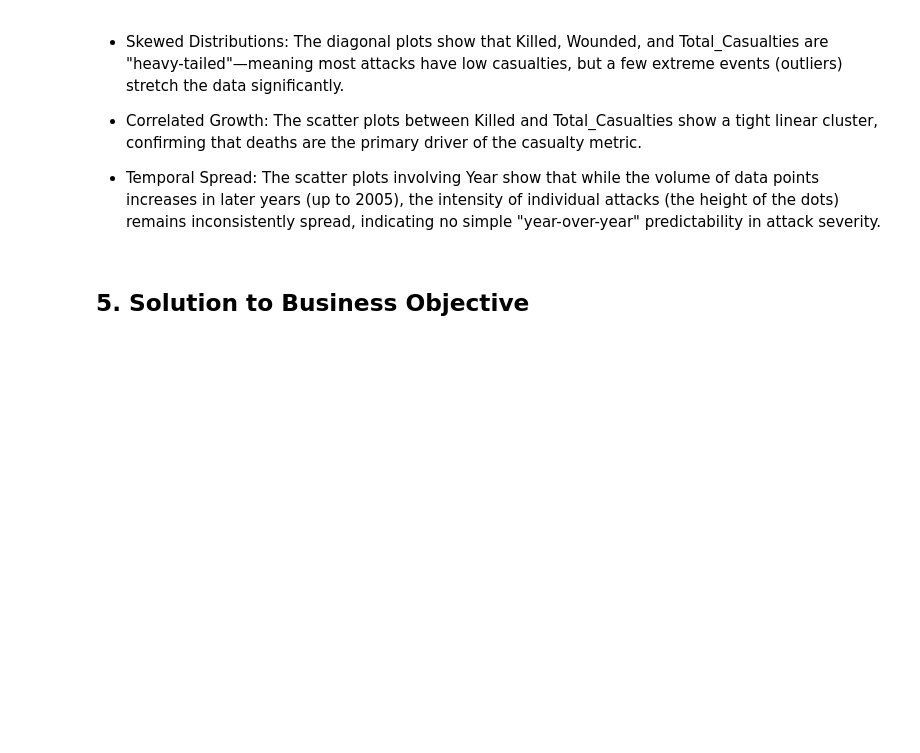
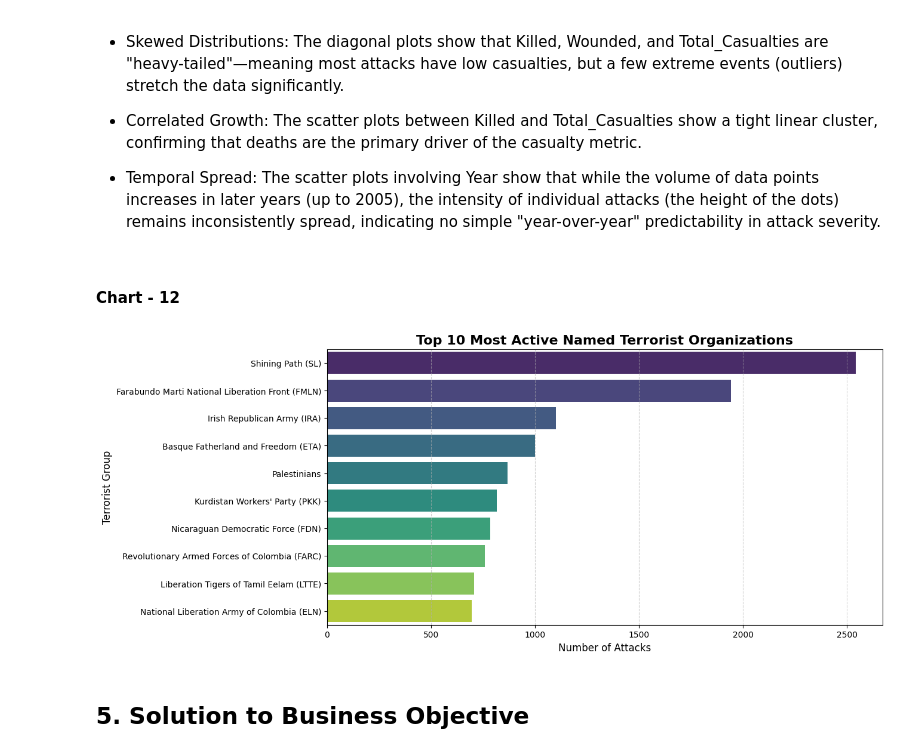
Before and after one commit to SurajChauhan4432/Terrorism-Data-Analysis, a Jupyter notebook: Terrorism_Data_Analysis.ipynb, the cells around one changed output. Cells and saved outputs as stored; diff of their text form; code cells hidden in the pictures; blank space fills up the shorter version.

```diff
--- a/Terrorism_Data_Analysis.ipynb
+++ b/Terrorism_Data_Analysis.ipynb
@@ -844,6 +844,31 @@ except Exception as e:
 * Correlated Growth: The scatter plots between Killed and Total_Casualties show a tight linear cluster, confirming that deaths are the primary driver of the casualty metric.
 
 * Temporal Spread: The scatter plots involving Year show that while the volume of data points increases in later years (up to 2005), the intensity of individual attacks (the height of the dots) remains inconsistently spread, indicating no simple "year-over-year" predictability in attack severity.
+# %% [markdown]
+#### Chart - 12
+# %%
+# BAR PLOT - Top 10 Most Active Terrorist Groups
+try:
+    known_groups_df = df[df['Group_Name'] != 'Unknown']
+
+    top_groups = known_groups_df['Group_Name'].value_counts().head(10)
+
+    plt.figure(figsize=(12, 6))
+
+    sns.barplot(x=top_groups.values, y=top_groups.index, palette='viridis')
+
+    plt.title('Top 10 Most Active Named Terrorist Organizations', fontsize=16, fontweight='bold')
+    plt.xlabel('Number of Attacks', fontsize=12)
+    plt.ylabel('Terrorist Group', fontsize=12)
+
+    plt.grid(axis='x', linestyle='--', alpha=0.6)
+
+    plt.show()
+
+except Exception as e:
+    print(f"An error occurred while generating the Group chart: {e}")
+# %% [output]
+[figure, added]
 # %% [markdown]
 ## **5. Solution to Business Objective**
 # %% [markdown]
```
